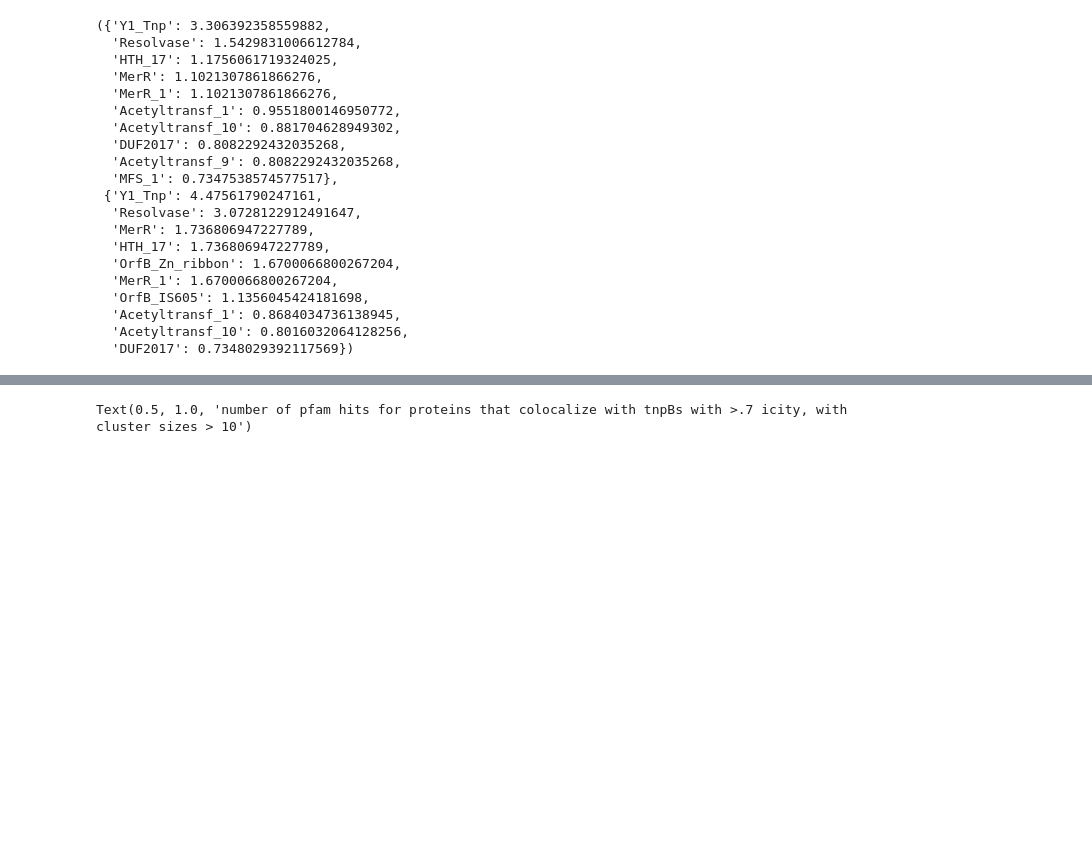
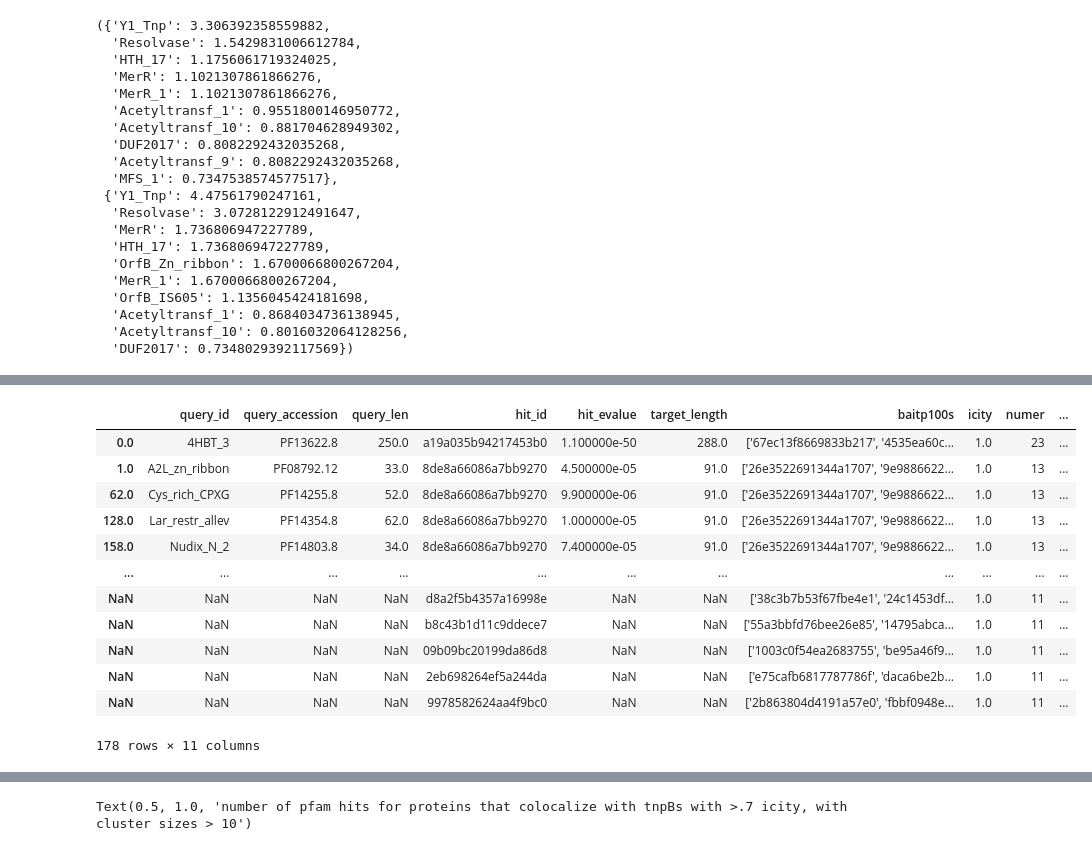
Before and after one commit to pdhsulab/GeneGraphDB, a Jupyter notebook: explore_tnpB_neighb.ipynb, the cells around one changed output, grey strips where cells are left out. Saved outputs shown, nothing was run; the diff lists cells and outputs as text; code cells hidden in the pictures; blank space fills up the shorter version.

```diff
--- a/explore_tnpB_neighb.ipynb
+++ b/explore_tnpB_neighb.ipynb
@@ -272,3 +292,19 @@ dict_topn_pfam(df_pfam_10_clean, 10), dict_topn_pfam(df_pfam_10, 10)
+# %%
+tnpB_df_10_out
+# %% [output]
+|  | query_id | query_accession | query_len | hit_id | hit_evalue | target_length | baitp100s | icity | numer | ... |
+| 0.0 | 4HBT_3 | PF13622.8 | 250.0 | a19a035b94217453b0 | 1.100000e-50 | 288.0 | ['67ec13f8669833b217', '4535ea60c... | 1.0 | 23 | ... |
+| 1.0 | A2L_zn_ribbon | PF08792.12 | 33.0 | 8de8a66086a7bb9270 | 4.500000e-05 | 91.0 | ['26e3522691344a1707', '9e9886622... | 1.0 | 13 | ... |
+| 62.0 | Cys_rich_CPXG | PF14255.8 | 52.0 | 8de8a66086a7bb9270 | 9.900000e-06 | 91.0 | ['26e3522691344a1707', '9e9886622... | 1.0 | 13 | ... |
+| 128.0 | Lar_restr_allev | PF14354.8 | 62.0 | 8de8a66086a7bb9270 | 1.000000e-05 | 91.0 | ['26e3522691344a1707', '9e9886622... | 1.0 | 13 | ... |
+| 158.0 | Nudix_N_2 | PF14803.8 | 34.0 | 8de8a66086a7bb9270 | 7.400000e-05 | 91.0 | ['26e3522691344a1707', '9e9886622... | 1.0 | 13 | ... |
+| ... | ... | ... | ... | ... | ... | ... | ... | ... | ... | ... |
+| NaN | NaN | NaN | NaN | d8a2f5b4357a16998e | NaN | NaN | ['38c3b7b53f67fbe4e1', '24c1453df... | 1.0 | 11 | ... |
+| NaN | NaN | NaN | NaN | b8c43b1d11c9ddece7 | NaN | NaN | ['55a3bbfd76bee26e85', '14795abca... | 1.0 | 11 | ... |
+| NaN | NaN | NaN | NaN | 09b09bc20199da86d8 | NaN | NaN | ['1003c0f54ea2683755', 'be95a46f9... | 1.0 | 11 | ... |
+| NaN | NaN | NaN | NaN | 2eb698264ef5a244da | NaN | NaN | ['e75cafb6817787786f', 'daca6be2b... | 1.0 | 11 | ... |
+| NaN | NaN | NaN | NaN | 9978582624aa4f9bc0 | NaN | NaN | ['2b863804d4191a57e0', 'fbbf0948e... | 1.0 | 11 | ... |
+178 rows × 11 columns
 # %%
 # get output tnpB and hmm profile merged dataframes
 tnpB_df_10['is_tnpB'] = [int(targetid in related_tnpB_baits) for targetid in tnpB_df_10['target_p30id']]
```
Also changed, not shown: parts of 9 cells of this notebook, 3 other files.
